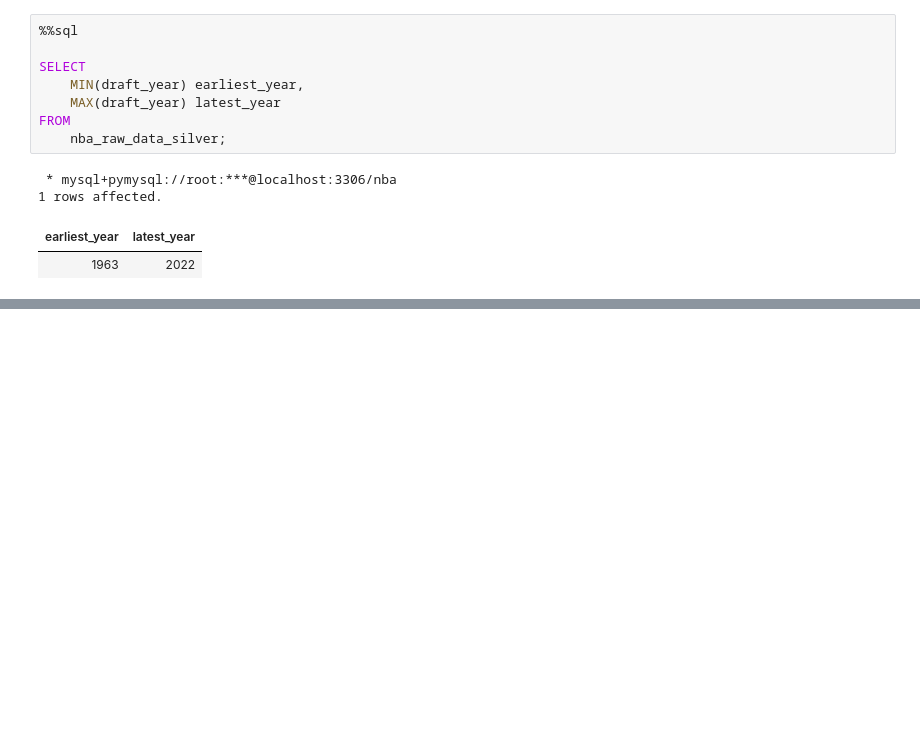
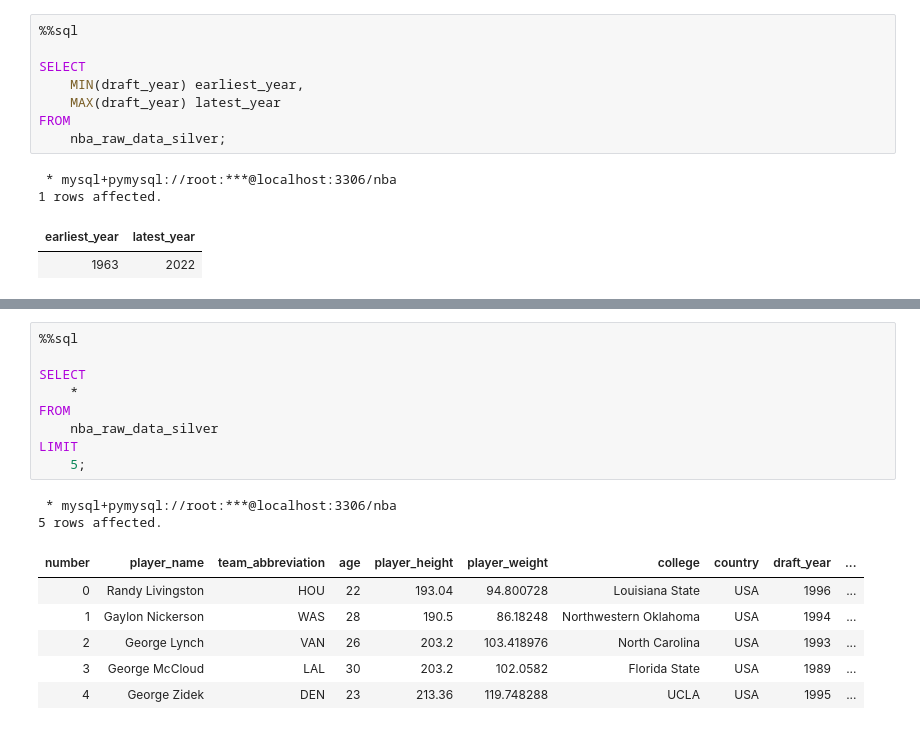
Before and after one commit to JudeIsuruFernando/Crowning-the-GOAT-A-Data-Driven-NBA-Basketball-Analysis, a Jupyter notebook: Notebooks/Cleaning/Data Cleaning Magic SQL.ipynb, the cells around one changed output, grey strips where cells are left out. Drawn from its saved outputs; the diff is of its cells as text; blank space fills up the shorter version.

Commit message:
Add initial project notes outlining key components and data cleaning details. Finished data cleaning

```diff
--- a/Notebooks/Cleaning/Data Cleaning Magic SQL.ipynb
+++ b/Notebooks/Cleaning/Data Cleaning Magic SQL.ipynb
@@ -506,0 +692,18 @@ ORDER BY
+# %%
+%%sql
+
+SELECT
+    *
+FROM
+    nba_raw_data_silver
+LIMIT
+    5;
+# %% [output]
+ * mysql+pymysql://root:***@localhost:3306/nba
+5 rows affected.
+| number | player_name | team_abbreviation | age | player_height | player_weight | college | country | draft_year | ... |
+| 0 | Randy Livingston | HOU | 22 | 193.04 | 94.800728 | Louisiana State | USA | 1996 | ... |
+| 1 | Gaylon Nickerson | WAS | 28 | 190.5 | 86.18248 | Northwestern Oklahoma | USA | 1994 | ... |
+| 2 | George Lynch | VAN | 26 | 203.2 | 103.418976 | North Carolina | USA | 1993 | ... |
+| 3 | George McCloud | LAL | 30 | 203.2 | 102.0582 | Florida State | USA | 1989 | ... |
+| 4 | George Zidek | DEN | 23 | 213.36 | 119.748288 | UCLA | USA | 1995 | ... |
```
Also changed, not shown: parts of 39 cells of this notebook, 1 other file.
